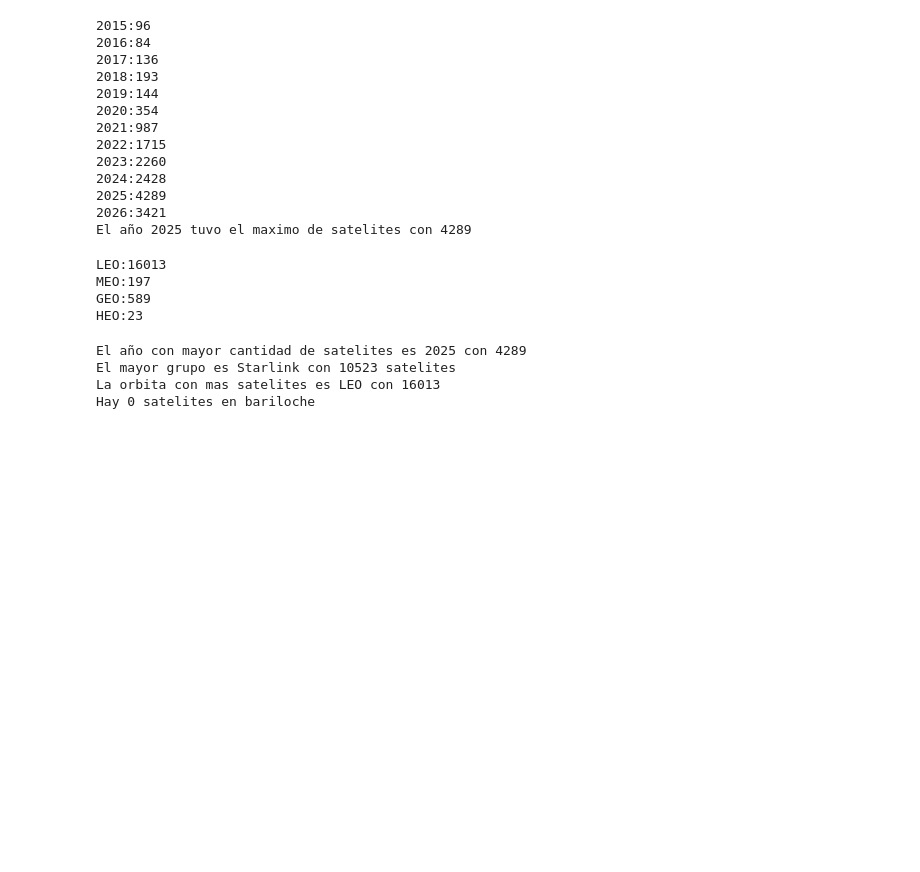
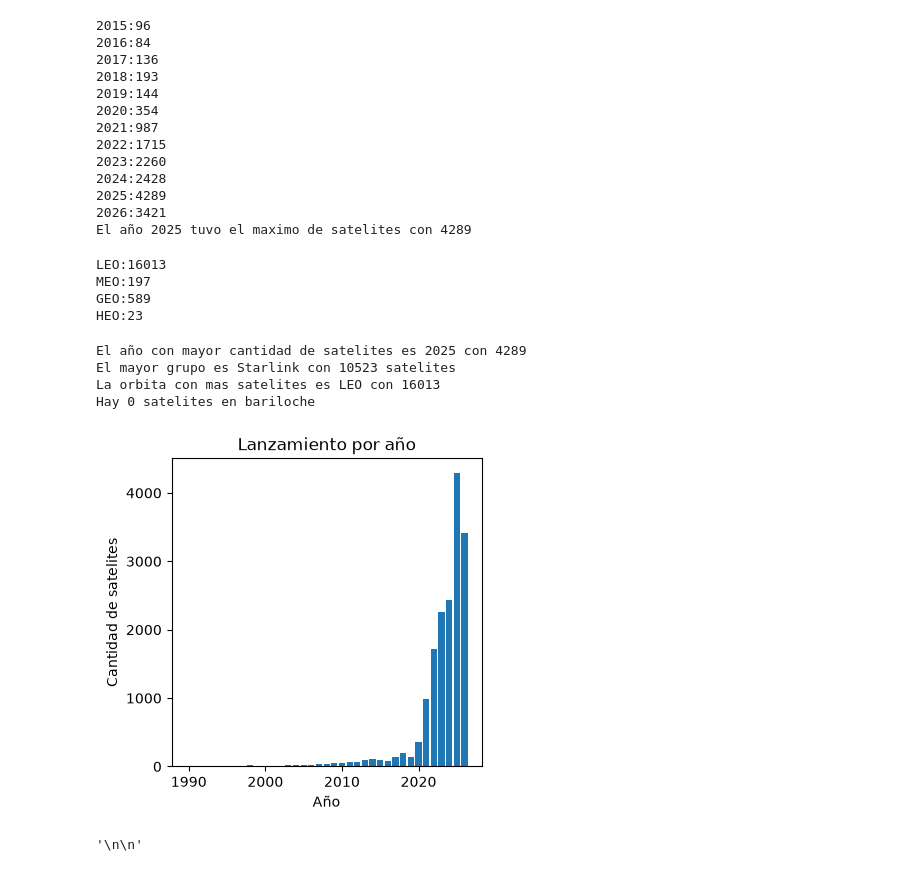
Before and after one commit to juanse0601/proyecto-satelites, a Jupyter notebook: informe.ipynb, the cells around one changed output. Saved outputs shown, nothing was run; the diff lists cells and outputs as text; code cells hidden in the pictures; blank space fills up the shorter version.

```diff
--- a/informe.ipynb
+++ b/informe.ipynb
@@ -105,3 +107,19 @@ El año con mayor cantidad de satelites es 2025 con 4289
 El mayor grupo es Starlink con 10523 satelites
 La orbita con mas satelites es LEO con 16013
 Hay 0 satelites en bariloche
+# %%
+anios=[anio for anio in diccionario_anios.keys() if anio>=1990]
+cantidad=[diccionario_anios[anio] for anio in anios]
+fig=plt.figure(figsize =(4,4))
+plt.bar(anios,cantidad)
+plt.xlabel("Año")
+plt.ylabel("Cantidad de satelites")
+plt.title("Lanzamiento por año")
+plt.show()
+'''
+A partir de 2020 se ve un gran crecimiento en la cantidad de satelites.
+Este crecimiento se debe al lanzamiento en masa de satelites starlink.
+'''
+# %% [output]
+[figure, added]
+'\n\n'
```
Also changed, not shown: parts of 10 cells of this notebook, 2 other files.
